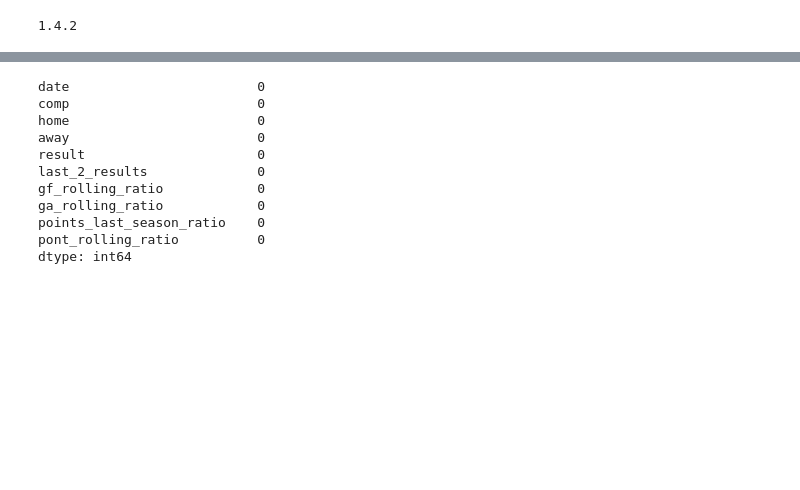
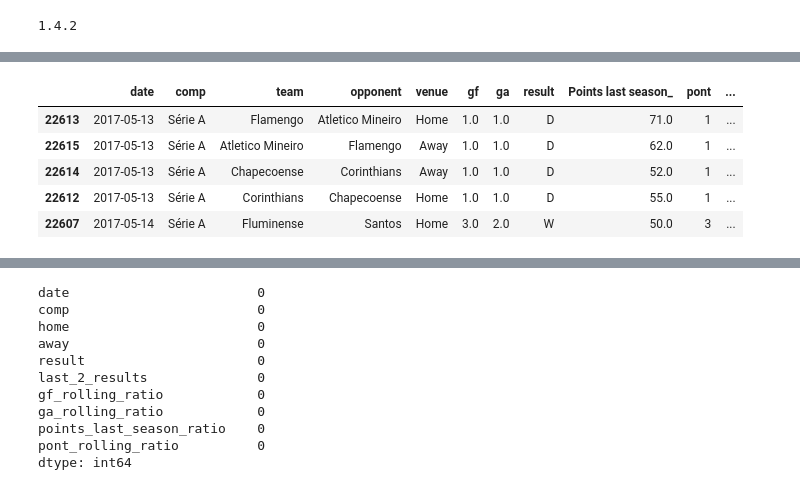
Before and after one commit to alanhassan/soccerprediction, a Jupyter notebook: ML - Integrando novos campeonatos.ipynb, the cells around one changed output, grey strips where cells are left out. Saved outputs shown, nothing was run; the diff lists cells and outputs as text; code cells hidden in the pictures; blank space fills up the shorter version.

```diff
--- a/ML - Integrando novos campeonatos.ipynb
+++ b/ML - Integrando novos campeonatos.ipynb
@@ -53,3 +75,12 @@ df.shape
+# %%
+df.head()
+# %% [output]
+|  | date | comp | team | opponent | venue | gf | ga | result | Points last season_ | pont | ... |
+| 22613 | 2017-05-13 | Série A | Flamengo | Atletico Mineiro | Home | 1.0 | 1.0 | D | 71.0 | 1 | ... |
+| 22615 | 2017-05-13 | Série A | Atletico Mineiro | Flamengo | Away | 1.0 | 1.0 | D | 62.0 | 1 | ... |
+| 22614 | 2017-05-13 | Série A | Chapecoense | Corinthians | Away | 1.0 | 1.0 | D | 52.0 | 1 | ... |
+| 22612 | 2017-05-13 | Série A | Corinthians | Chapecoense | Home | 1.0 | 1.0 | D | 55.0 | 1 | ... |
+| 22607 | 2017-05-14 | Série A | Fluminense | Santos | Home | 3.0 | 2.0 | W | 50.0 | 3 | ... |
 # %%
 def rolling_sum(group, cols, new_cols, venue):
     group = group.sort_values('date')
```
Also changed, not shown: parts of 53 cells of this notebook, 5 other files.
